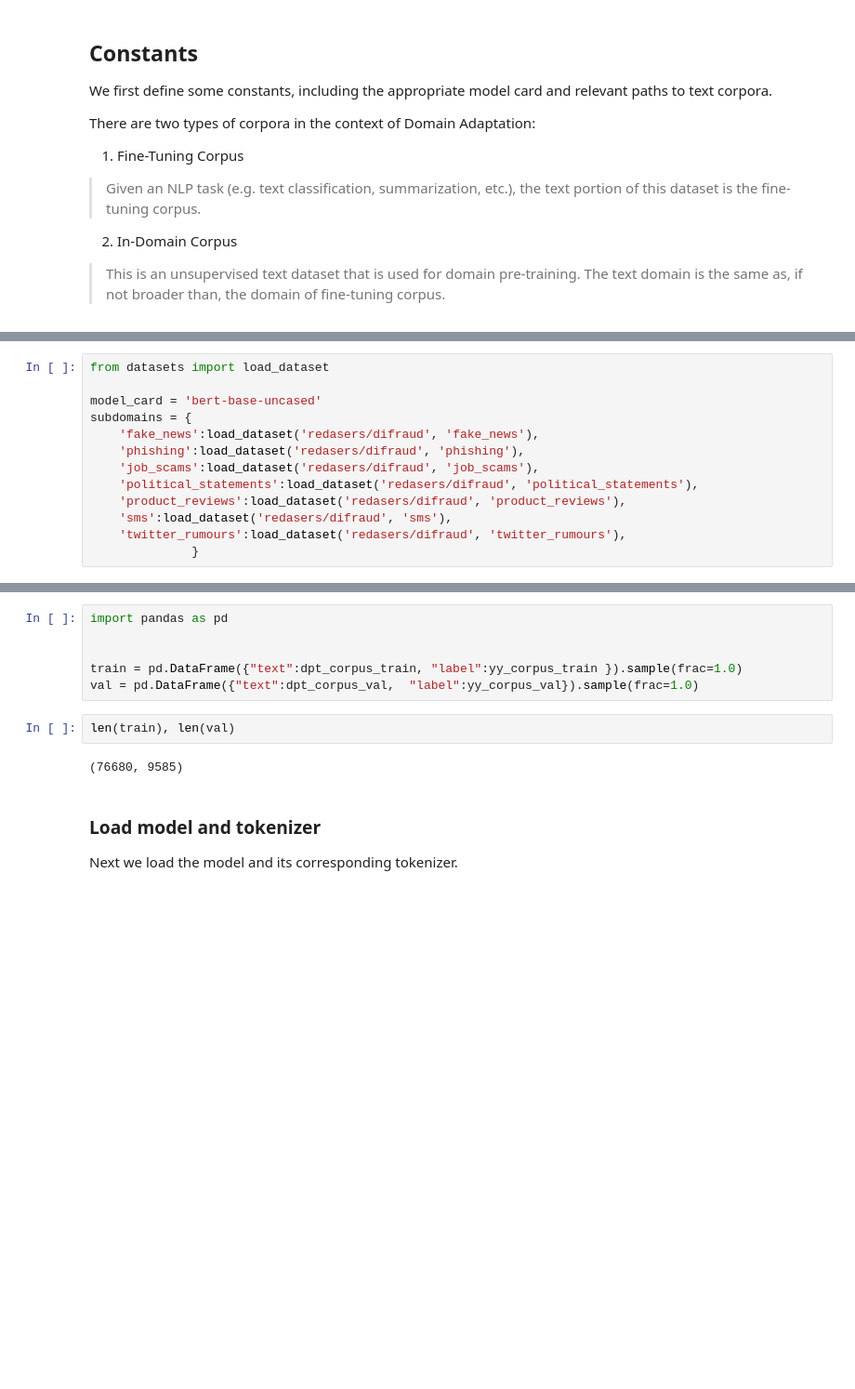
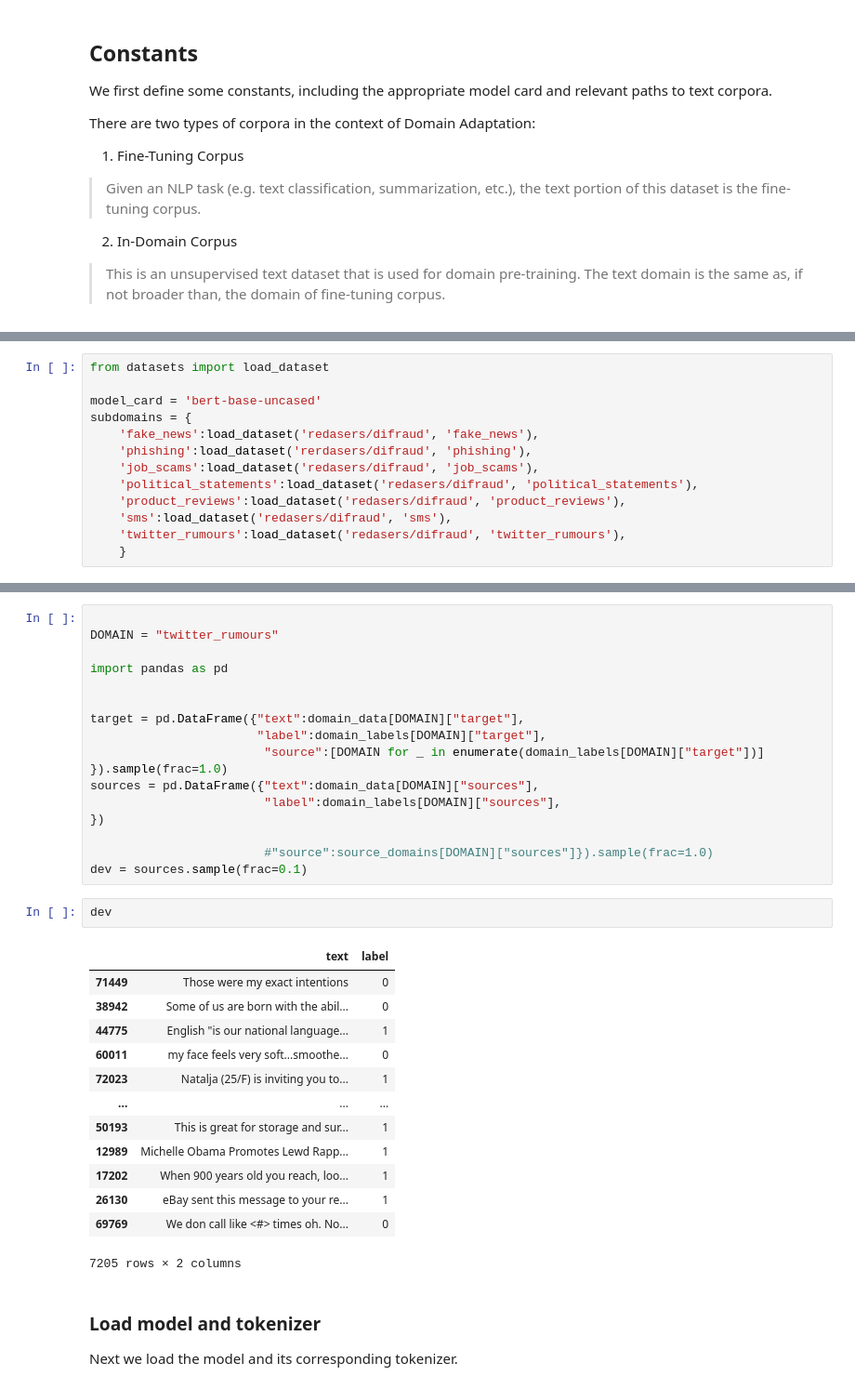
Before and after one commit to dainis-boumber/adaptation-metrics, a Jupyter notebook: notebooks/Copy_of_GuideToTransformersDomainAdaptation.ipynb, the cells around one changed output, grey strips where cells are left out. Shown at 93% size. Saved outputs shown, nothing was run; the diff lists cells and outputs as text; blank space fills up the shorter version.

```diff
--- a/notebooks/Copy_of_GuideToTransformersDomainAdaptation.ipynb
+++ b/notebooks/Copy_of_GuideToTransformersDomainAdaptation.ipynb
@@ -83,10 +85,10 @@ from datasets import load_dataset
 model_card = 'bert-base-uncased'
 subdomains = {
     'fake_news':load_dataset('redasers/difraud', 'fake_news'),
-    'phishing':load_dataset('redasers/difraud', 'phishing'),
+    'phishing':load_dataset('rerdasers/difraud', 'phishing'),
     'job_scams':load_dataset('redasers/difraud', 'job_scams'),
     'political_statements':load_dataset('redasers/difraud', 'political_statements'),
     'product_reviews':load_dataset('redasers/difraud', 'product_reviews'),
     'sms':load_dataset('redasers/difraud', 'sms'),
     'twitter_rumours':load_dataset('redasers/difraud', 'twitter_rumours'),
-              }
+    }
@@ -126,13 +147,35 @@ val = pd.DataFrame({"text":dpt_corpus_val,  "label":yy_corpus_val}).sample(frac=
 # %%
+
+DOMAIN = "twitter_rumours"
+
 import pandas as pd
 
 
-train = pd.DataFrame({"text":dpt_corpus_train, "label":yy_corpus_train }).sample(frac=1.0)
-val = pd.DataFrame({"text":dpt_corpus_val,  "label":yy_corpus_val}).sample(frac=1.0)
+target = pd.DataFrame({"text":domain_data[DOMAIN]["target"],
+                       "label":domain_labels[DOMAIN]["target"],
+                        "source":[DOMAIN for _ in enumerate(domain_labels[DOMAIN]["target"])]  }).sample(frac=1.0)
+sources = pd.DataFrame({"text":domain_data[DOMAIN]["sources"],
+                        "label":domain_labels[DOMAIN]["sources"],
+})
+
+                        #"source":source_domains[DOMAIN]["sources"]}).sample(frac=1.0)
+dev = sources.sample(frac=0.1)
-# %%
-len(train), len(val)
-# %% [output]
-(76680, 9585)
+# %%
+dev
+# %% [output]
+|  | text | label |
+| 71449 | Those were my exact intentions | 0 |
+| 38942 | Some of us are born with the abil... | 0 |
+| 44775 | English "is our national language... | 1 |
+| 60011 | my face feels very soft...smoothe... | 0 |
+| 72023 | Natalja (25/F) is inviting you to... | 1 |
+| ... | ... | ... |
+| 50193 | This is great for storage and sur... | 1 |
+| 12989 | Michelle Obama Promotes Lewd Rapp... | 1 |
+| 17202 | When 900 years old you reach, loo... | 1 |
+| 26130 | eBay sent this message to your re... | 1 |
+| 69769 | We don call like <#> times oh. No... | 0 |
+7205 rows × 2 columns
 # %% [markdown]
 ### Load model and tokenizer
 Next we load the model and its corresponding tokenizer.
```
Also changed, not shown: parts of 14 cells of this notebook, 19 other files.
